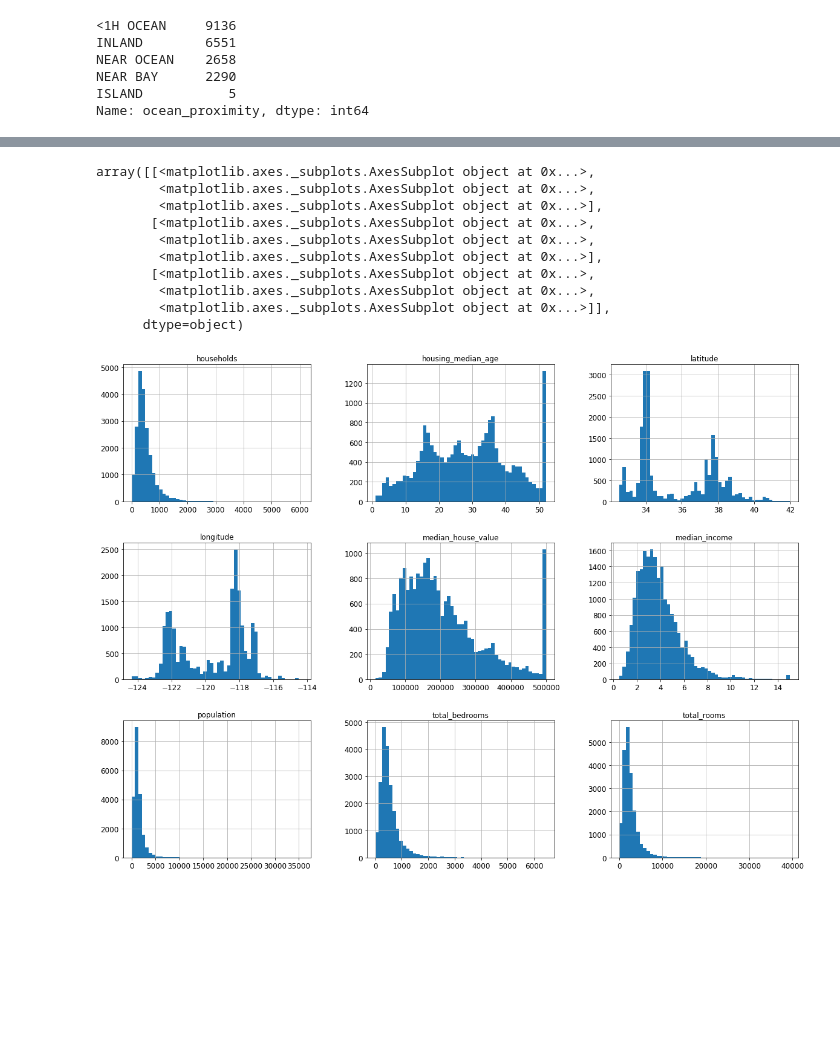
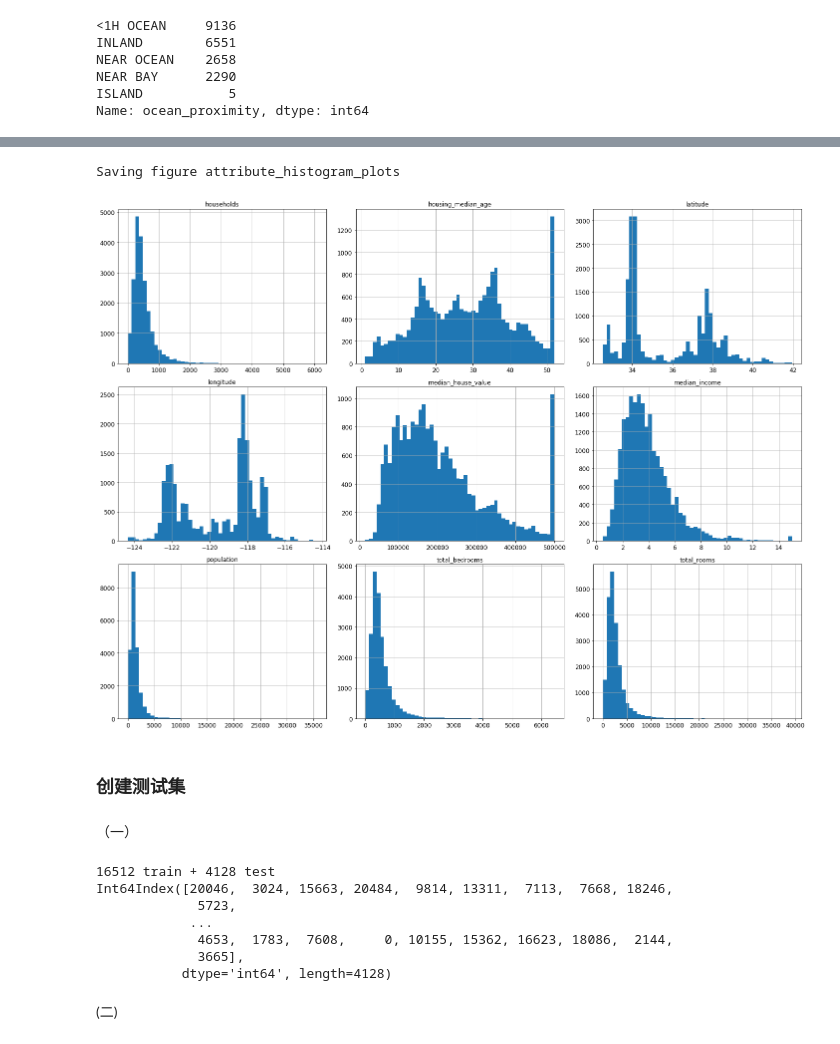
Before and after one commit to byhwdy/learning-ml, a Jupyter notebook: handson/02_end_to_end_machine_learning_project.ipynb, the cells around one changed output, grey strips where cells are left out. Drawn from its saved outputs; the diff is of its cells as text; code cells hidden in the pictures; blank space fills up the shorter version.

```diff
--- a/handson/02_end_to_end_machine_learning_project.ipynb
+++ b/handson/02_end_to_end_machine_learning_project.ipynb
@@ -1,8 +3,4 @@
 # %%
-# To support both python 2 and python 3
-from __future__ import division, print_function, unicode_literals
-
-# Common imports
 import numpy as np
 import os
 
@@ -23,6 +21,10 @@ CHAPTER_ID = "end_to_end_project"
 IMAGES_PATH = os.path.join(PROJECT_ROOT_DIR, "images", CHAPTER_ID)
 
 def save_fig(fig_id, tight_layout=True, fig_extension="png", resolution=300):
+    # zsh
+    if not os.path.isdir(IMAGES_PATH):
+        os.makedirs(IMAGES_PATH)
+
     path = os.path.join(IMAGES_PATH, fig_id + "." + fig_extension)
     print("Saving figure", fig_id)
     if tight_layout:
@@ -45,4 +39,12 @@ HOUSING_URL = DOWNLOAD_ROOT + HOUSING_PATH + "/housing.tgz"
 # %%
+import os
+import tarfile
+from six.moves import urllib
+
+DOWNLOAD_ROOT = "https://raw.githubusercontent.com/ageron/handson-ml/master/"
+HOUSING_PATH = os.path.join("datasets", "housing")
+HOUSING_URL = DOWNLOAD_ROOT + "datasets/housing/housing.tgz"
+
 def fetch_housing_data(housing_url=HOUSING_URL, housing_path=HOUSING_PATH):
     if not os.path.isdir(housing_path):
         os.makedirs(housing_path)
@@ -111,16 +113,13 @@ housing.describe()
 # %%
 %matplotlib inline
 import matplotlib.pyplot as plt
-housing.hist(bins=50, figsize=(20, 15))
+housing.hist(bins=50, figsize=(20,15))
+save_fig("attribute_histogram_plots")
+plt.show()
 # %% [output]
-array([[<matplotlib.axes._subplots.AxesSubplot object at 0x...>,
-        <matplotlib.axes._subplots.AxesSubplot object at 0x...>,
-        <matplotlib.axes._subplots.AxesSubplot object at 0x...>],
-       [<matplotlib.axes._subplots.AxesSubplot object at 0x...>,
-        <matplotlib.axes._subplots.AxesSubplot object at 0x...>,
-        <matplotlib.axes._subplots.AxesSubplot object at 0x...>],
-       [<matplotlib.axes._subplots.AxesSubplot object at 0x...>,
-        <matplotlib.axes._subplots.AxesSubplot object at 0x...>,
-        <matplotlib.axes._subplots.AxesSubplot object at 0x...>]],
-      dtype=object)
+Saving figure attribute_histogram_plots
-[figure, old version]
+[figure, new version]
+# %% [markdown]
+### 创建测试集
+# %% [markdown]
+（一）
@@ -126,0 +138,14 @@ array([[<matplotlib.axes._subplots.AxesSubplot object at 0x...>,
+# %%
+train_set, test_set = split_train_test(housing, 0.2)
+print(len(train_set), "train +", len(test_set), "test")
+print(test_set.index)
+# %% [output]
+16512 train + 4128 test
+Int64Index([20046,  3024, 15663, 20484,  9814, 13311,  7113,  7668, 18246,
+             5723,
+            ...
+             4653,  1783,  7608,     0, 10155, 15362, 16623, 18086,  2144,
+             3665],
+           dtype='int64', length=4128)
+# %% [markdown]
+(二)
```
Also changed, not shown: parts of 15 cells of this notebook, 1 other file.
